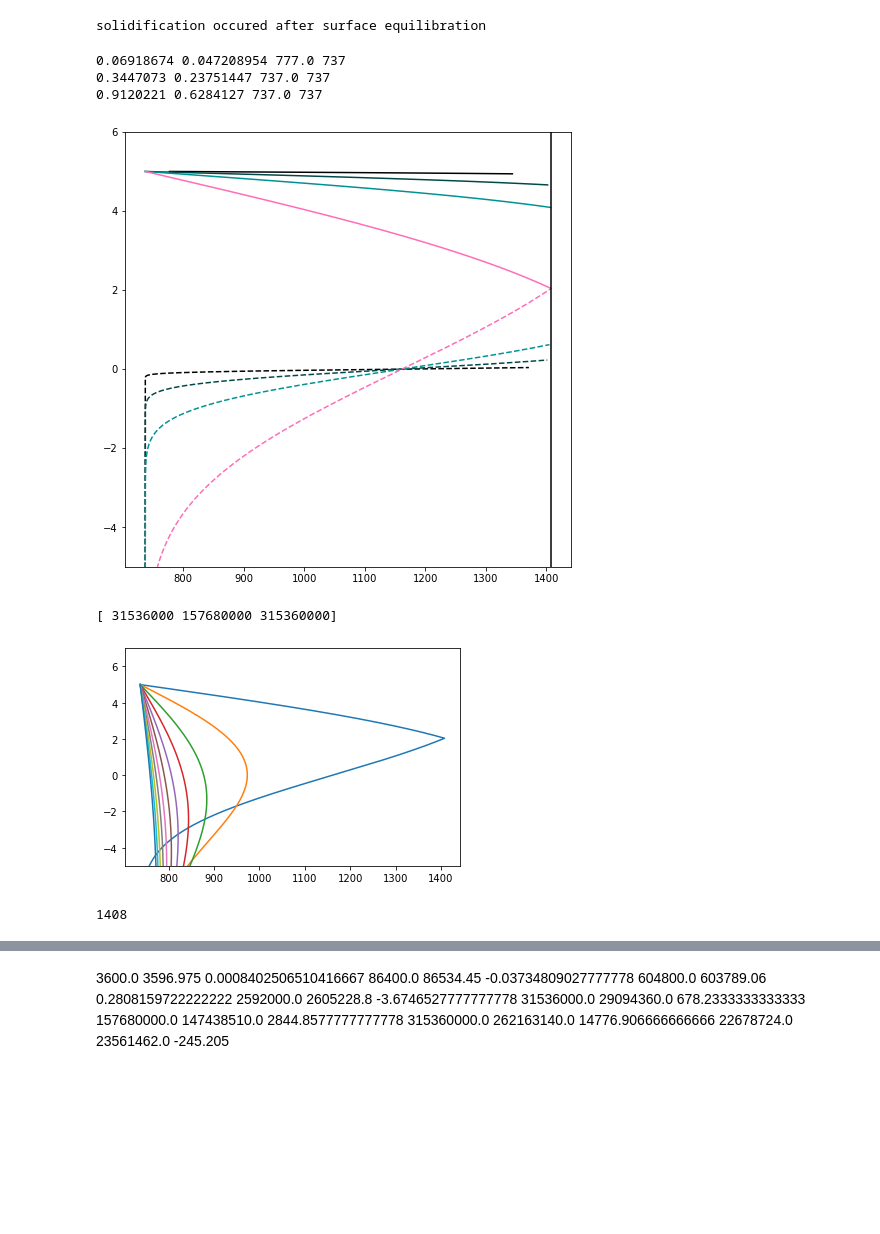
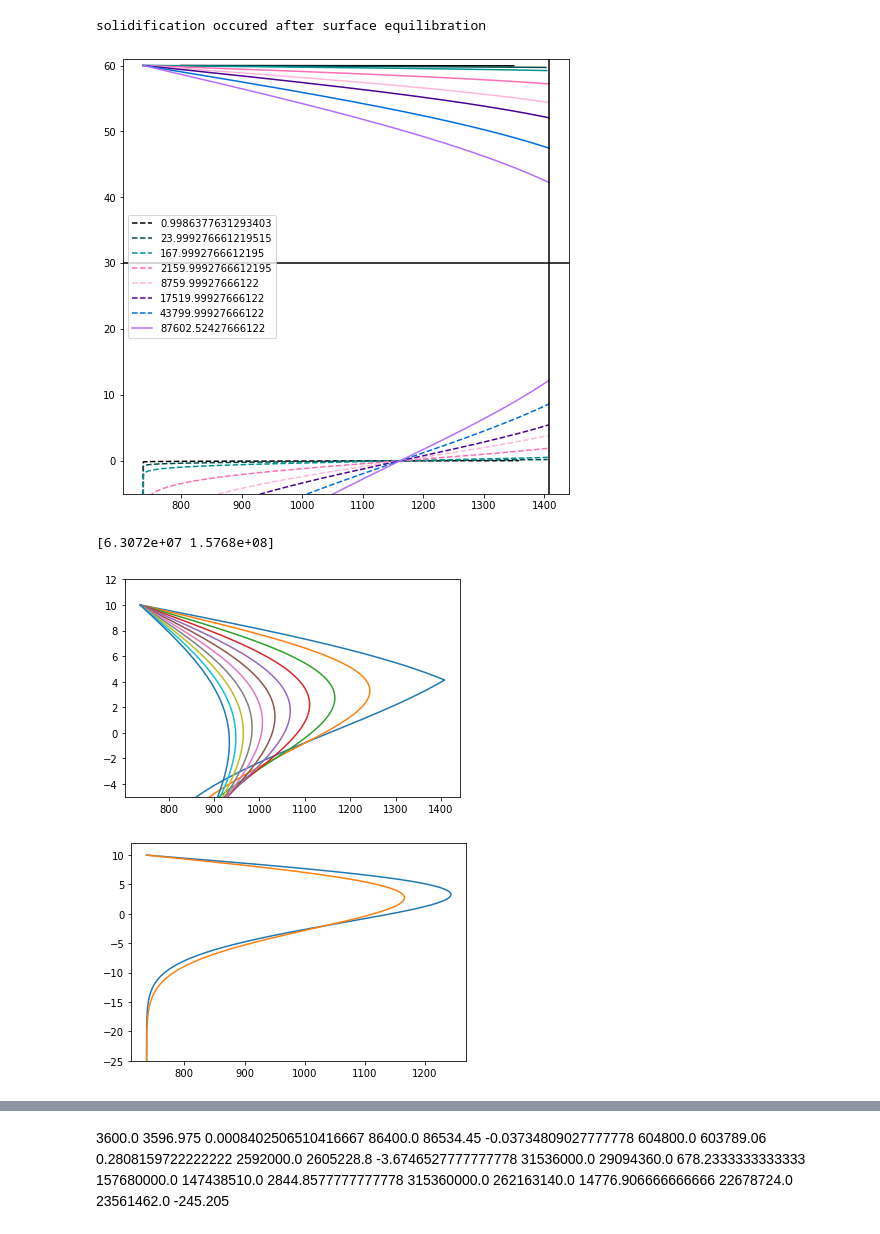
Before and after one commit to iganache/lavatherm1D, a Jupyter notebook: 1d_cooling_Earth.ipynb, the cells around one changed output, grey strips where cells are left out. Saved outputs shown, nothing was run; the diff lists cells and outputs as text; code cells hidden in the pictures; blank space fills up the shorter version.

```diff
--- a/1d_cooling_Earth.ipynb
+++ b/1d_cooling_Earth.ipynb
@@ -264,8 +271,8 @@ T_up = np.zeros((len(T_pre_eq), ), dtype=np.float32)
 
 
 for i, T in enumerate(T_pre_eq):
-    c = Lava.heat_capacity(T)
-    rho = Lava.density(T)
+    # c = Lava.heat_capacity(T)
+    # rho = Lava.density(T)
 #     kappa = Lava.diffusivity(1, rho, c)
 
     ################### Computation of lambda ###########################################
@@ -279,10 +286,10 @@ for i, T in enumerate(T_pre_eq):
 
     ################### Computation of fluxes and time ###################################
     Qsnyder = Lava.Snyder_flux(T)
-#     Qrad = Lava.Radiation_flux(T, Ta)
-#     Qconv = Lava.Convection_flux(T, Ta)
+    # Qrad = Lava.Radiation_flux(T, Ta)
+    # Qconv = Lava.Convection_flux(T, Ta)
     Q = Qsnyder
-#     Q = Qrad + Qconv
+    # Q = Qrad + /Qconv
     t = Lava.getTime(T, Tlava, Q, l_up_pre_eq[i], k, kappa)
     t_pre_eq[i] = t
     t_eq = t
@@ -298,6 +305,8 @@ for i, T in enumerate(T_pre_eq):
         if t_solid_near == 0.0:
             t_solid_near = t
             T_solid_near = T
+            print("upper_crust_thickness =", C_up_pre_eq[i])
+            print("basal_crust_thickness =", C_base_pre_eq[i])
             print("lava solidification occured at or before ", t/3600, " hours")
 # %%
 ## Find time of solidification if lava has already solidified
@@ -427,24 +440,37 @@ zend = -100
 dz = 1e-2
 z = np.arange(zend, lt, dz)
 
+
+T_preSC_up = []
+T_preSC_base = []
+
+z_preSC_up = []
+z_preSC_base = []
+
 for i in presolid_idx:
     t = t_lookup[i]
     C_up = C_up_lookup[i]
     C_base = C_base_lookup[i]
+    l_up = l_up_lookup[i]
+    l_base = l_base_lookup[i]
     Tsurf = Tsurf_lookup[i]
-    print(C_up, C_base, Tsurf, Tsub)
 
     ################### Compute temperature profile in the basal crust #######################
     y_base = np.arange(-100, C_base, dz)
     T_base = (((Tlava-Tsub) / (erf(l_base)+1)) * (1 + erf(y_base / 2/ (kappa*t)**0.5))) + Tsub
+    T_preSC_base.append(T_base)
+    z_preSC_base.append(y_base)
 
     ################### Compute temperature profile in the upper crust #######################
     y_up = np.arange(0, C_up, dz)
     T_up = (((Tlava-Tsurf) / erf(l_up)) * erf((y_up) / 2/(kappa*t)**0.5)) + Tsurf
+    T_preSC_up.append(T_up)
+    z_preSC_up.append(lt-y_up)
 
-    ax.plot(T_base, y_base, "--", color = colors[color_idx])
+    ax.plot(T_base, y_base, "--", color = colors[color_idx], label = t/3600)
     ax.plot(T_up, lt-y_up, color = colors[color_idx])
     color_idx += 1
+
 
 ################### Compute temperature profile in the basal crust #######################
 y_base_solid = np.arange(-100, C_base_solid, dz)
@@ -453,25 +479,23 @@ T_base_solid = (((Tlava-Tsub) / (erf(l_base_solid)+1)) * (1 + erf(y_base_solid /
 y_up_solid = np.arange(0, C_up_solid, dz)
 T_up_solid = (((Tlava-Tsurf_solid) / erf(l_up_solid)) * erf((y_up_solid) / 2/(kappa*t_solid)**0.5)) + Tsurf_solid
 
-ax.plot(T_base_solid, y_base_solid, "--", color = colors[color_idx])
+ax.plot(T_base_solid, y_base_solid, color = colors[color_idx], label = t_solid/3600)
 ax.plot(T_up_solid, lt-y_up_solid, color = colors[color_idx])
 
 ax.axvline(Tlava, color='k')
+ax.axhline(lt/2, color='k')
 ax.set_ylim(-5, lt+1)
 
+plt.legend()
 plt.show()
 # %% [output]
-0.06918674 0.047208954 777.0 737
-0.3447073 0.23751447 737.0 737
-0.9120221 0.6284127 737.0 737
-[figure, old version]
+[figure, new version]
 # %%
 ## Post-solidificatio temperature profile calculation
 
-postsolid_times = times[times > t_solid]
+postsolid_times = times[times > t_solid].astype(float)
 print(postsolid_times)
 
-z_range = np.arange(-100, lt+dz, dz)              ## delta_x in meters
 
 dt = 10                                                    ## delta_t in seconds
 time_total = 5*365*24*3600
@@ -481,6 +505,7 @@ time_total = 5*365*24*3600
 t = t_solid
 z = np.concatenate((y_base_solid, np.flip(lt-y_up_solid)), axis = 0)          ## join together lower crust z and upper crust z
 T_n = np.concatenate((T_base_solid, np.flip(T_up_solid)), axis = 0)          ## join together lower crust T and upper crust T
+T_SC = T_n
 
 ## Note 1: Upper crust measuremnts are z downwards, so they need to be flipped
 ## Note 2: The soldification point (z, T) are present in both the lower crust array and the upper crust array; removing the common (z, T) upper crust array.
@@ -489,46 +514,61 @@ m = 10
 dprint = (time_total - t_solid) / m
 printat = t_solid + dprint
 
-T_PSC = np.zeros((m, len(z_range)), dtype=np.float32)
+T_postSC = np.zeros((m, len(z)), dtype=np.float32)
+# T_postSC = np.zeros((len(postsolid_times), len(z_range)), dtype=np.float32)
 # %% [output]
-[ 31536000 157680000 315360000]
+[6.3072e+07 1.5768e+08]
 # %%
 plt.figure()
 plt.plot(T_n, z)
 
 idx = 0
 while t <= time_total:
 
     T_nplus = T_n + (
                     (kappa*dt/dz**2) * np.diff(T_n, n=2, prepend = T_n[0], append=T_n[-1])
                   )
 
     t+=dt
+    # # check whether to store output
+    # if t in postsolid_times:
+    #     print(idx, t)
+    #     T_postSC[idx, :] = T_nplus
+    #     idx += 1
+    #     plt.plot(T_nplus, z)
+    #     if idx == len(postsolid_times):
+    #         break
+
     # check whether to store output
     if t >= printat:
         # print(idx)
         # print(t/3600/24)
-        T_PSC[idx, :] = T_nplus
+        T_postSC[idx, :] = T_nplus
         printat += dprint
         idx += 1
         plt.plot(T_nplus, z)
 
     # Update boundary_conditions
-    if T_n[-1] == Tsub:
-        T_nplus[-1] = Tsub
 
+    T_nplus[-1] = Tsub
     T_nplus[0] = Tsub
 
 
     # variables for next step
     T_n = T_nplus
 
 
 plt.ylim(-5, lt + 2)
 plt.show()
 # %% [output]
-[figure, old version]
+[figure, new version]
-# %%
-1135+273
-# %% [output]
-1408
+# %%
+plt.figure()
+
+for i in range(len(postsolid_times)):
+    plt.plot(T_postSC[i], z)
+
+plt.ylim(-25, lt + 2)
+plt.show()
+# %% [output]
+[figure, added]
```
Also changed, not shown: parts of 10 cells of this notebook, 3 other files.
